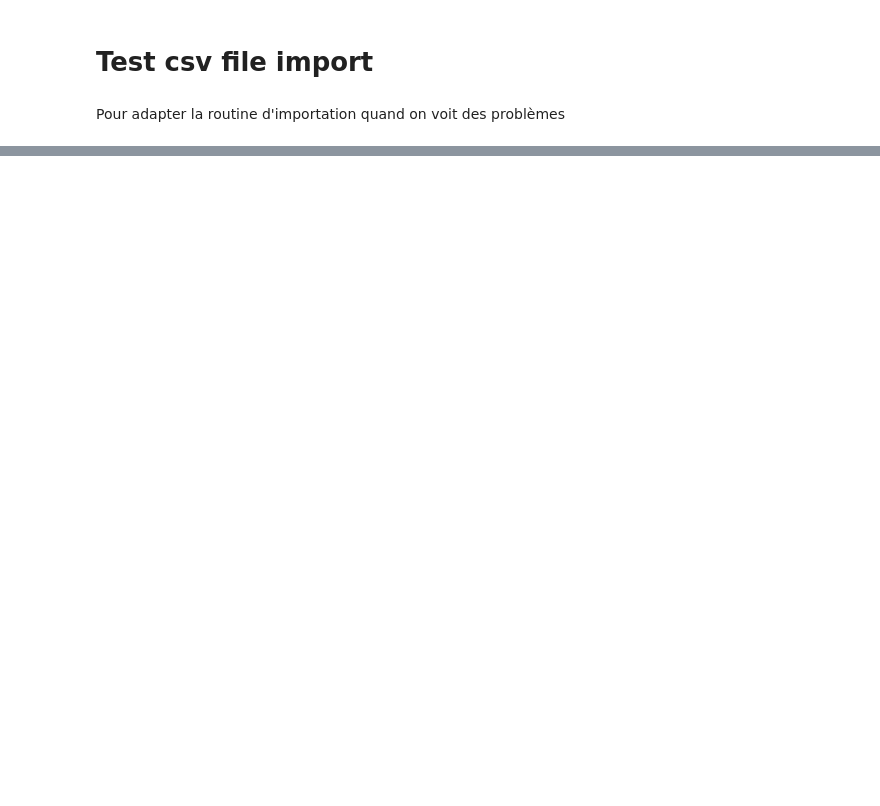
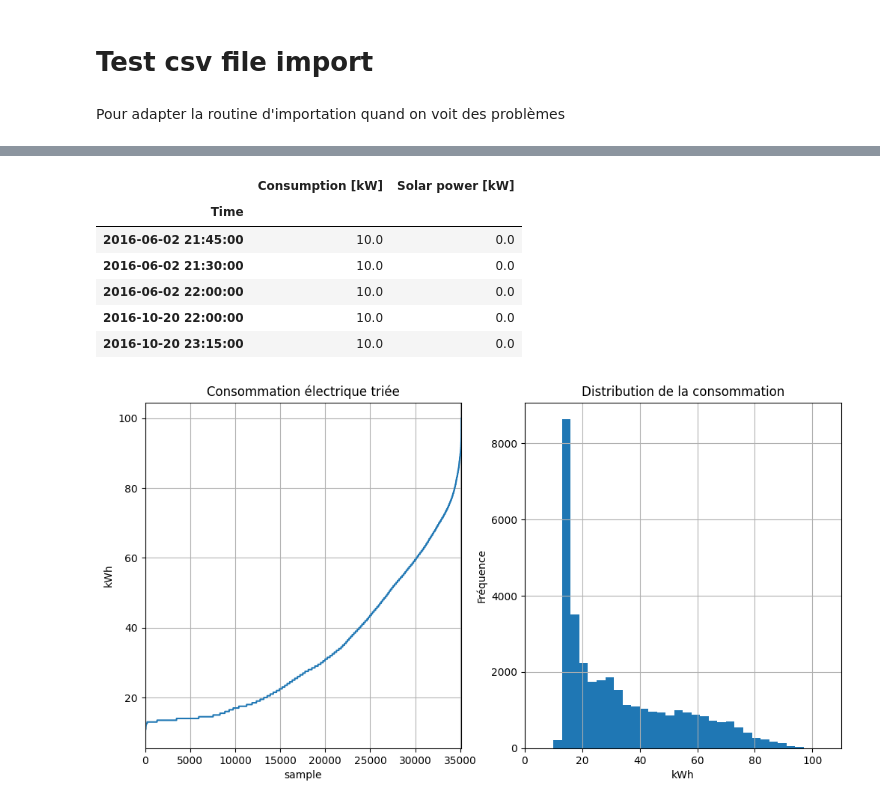
Before and after one commit to moixpo/baratin, a Jupyter notebook: test_smartmeter_csv.ipynb, the cells around one changed output, grey strips where cells are left out. Saved outputs shown, nothing was run; the diff lists cells and outputs as text; code cells hidden in the pictures; blank space fills up the shorter version.

```diff
--- a/test_smartmeter_csv.ipynb
+++ b/test_smartmeter_csv.ipynb
@@ -105,0 +123,29 @@ print(df[col_to_convert].isna().sum())
+# %%
+#sort the data by energy consumption
+df_sorted = df.sort_values(by=col_to_convert, ascending=True)
+#and plot it in the order of consumption (highest to lowest) and the distribution of the values
+figure_sorted, axe_sort = plt.subplots(ncols=2, figsize=(12, 6))
+axe_sort[0].plot(df_sorted[col_to_convert].values)
+axe_sort[1].hist(df_sorted[col_to_convert].values, bins=30)
+
+axe_sort[0].set_title("Consommation électrique triée")
+axe_sort[0].set_xlabel("sample")
+axe_sort[0].set_ylabel("kWh")
+axe_sort[0].set_xlim(0, len(df_sorted))
+axe_sort[0].grid()
+
+axe_sort[1].set_title("Distribution de la consommation")
+axe_sort[1].set_xlabel("kWh")
+axe_sort[1].set_ylabel("Fréquence")
+axe_sort[1].set_xlim(0, df_sorted[col_to_convert].max()*1.1)
+axe_sort[1].grid()
+df_sorted.head()
+# %% [output]
+|  | Consumption [kW] | Solar power [kW] |
+| Time |  |  |
+| 2016-06-02 21:45:00 | 10.0 | 0.0 |
+| 2016-06-02 21:30:00 | 10.0 | 0.0 |
+| 2016-06-02 22:00:00 | 10.0 | 0.0 |
+| 2016-10-20 22:00:00 | 10.0 | 0.0 |
+| 2016-10-20 23:15:00 | 10.0 | 0.0 |
+[figure, added]
```
Also changed, not shown: parts of 22 cells of this notebook, 13 other files.
